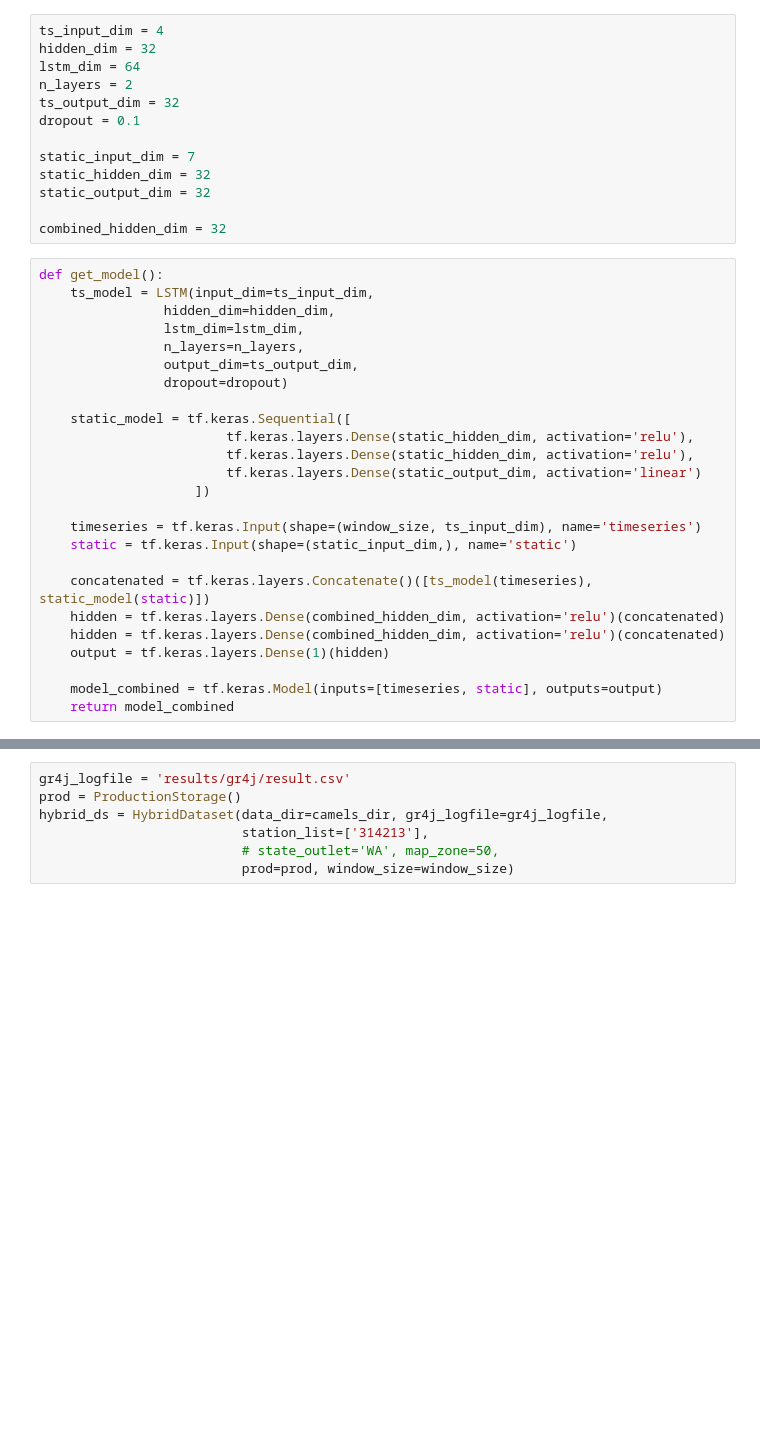
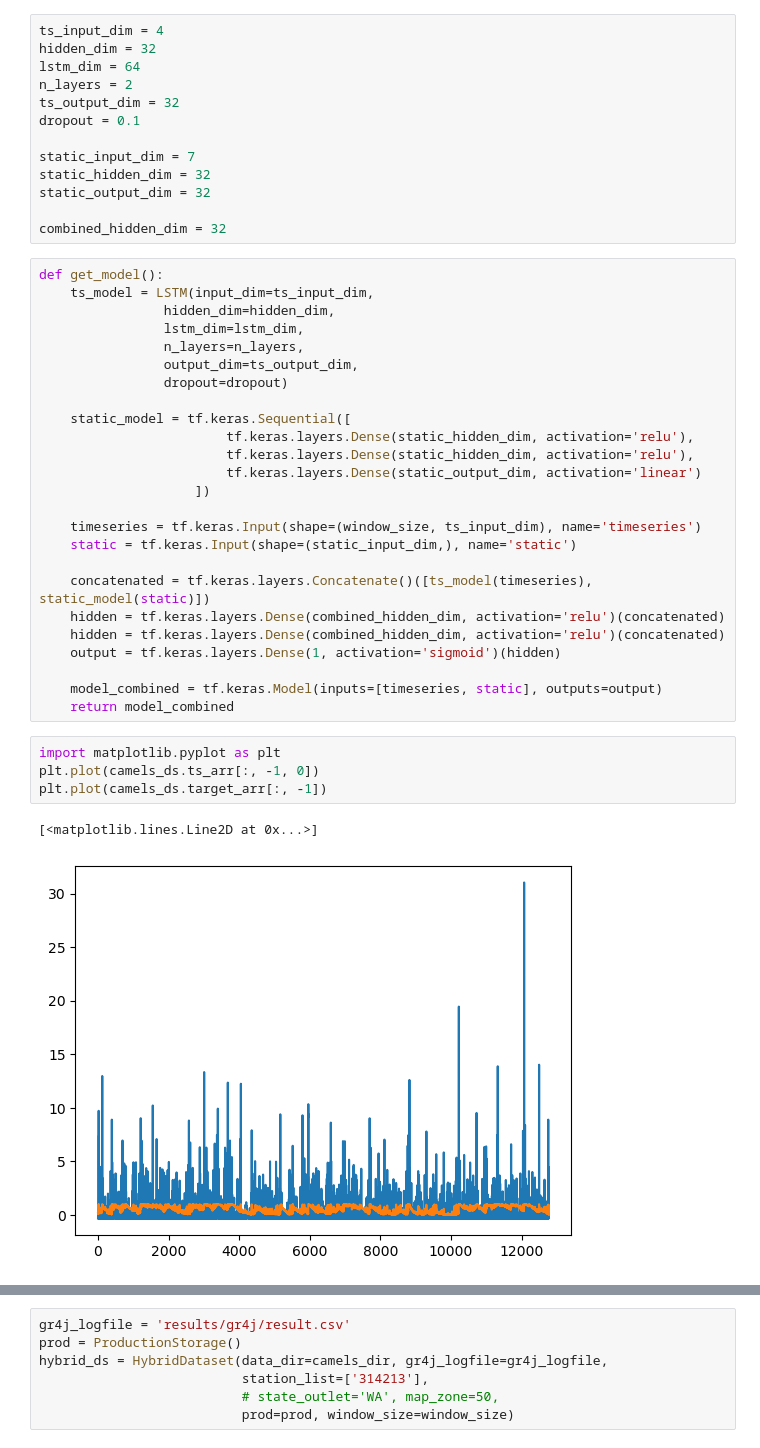
Before and after one commit to DARE-ML/DeepGR4J-Extremes, a Jupyter notebook: test_notebook.ipynb, the cells around one changed output, grey strips where cells are left out. Cells and saved outputs as stored; diff of their text form; blank space fills up the shorter version.

```diff
--- a/test_notebook.ipynb
+++ b/test_notebook.ipynb
@@ -54,7 +54,14 @@ def get_model():
     concatenated = tf.keras.layers.Concatenate()([ts_model(timeseries), static_model(static)])
     hidden = tf.keras.layers.Dense(combined_hidden_dim, activation='relu')(concatenated)
     hidden = tf.keras.layers.Dense(combined_hidden_dim, activation='relu')(concatenated)
-    output = tf.keras.layers.Dense(1)(hidden)
+    output = tf.keras.layers.Dense(1, activation='sigmoid')(hidden)
 
     model_combined = tf.keras.Model(inputs=[timeseries, static], outputs=output)
     return model_combined
+# %%
+import matplotlib.pyplot as plt
+plt.plot(camels_ds.ts_arr[:, -1, 0])
+plt.plot(camels_ds.target_arr[:, -1])
+# %% [output]
+[<matplotlib.lines.Line2D at 0x...>]
+[figure, added]
```
Also changed, not shown: parts of 5 cells of this notebook, 1 other file.
